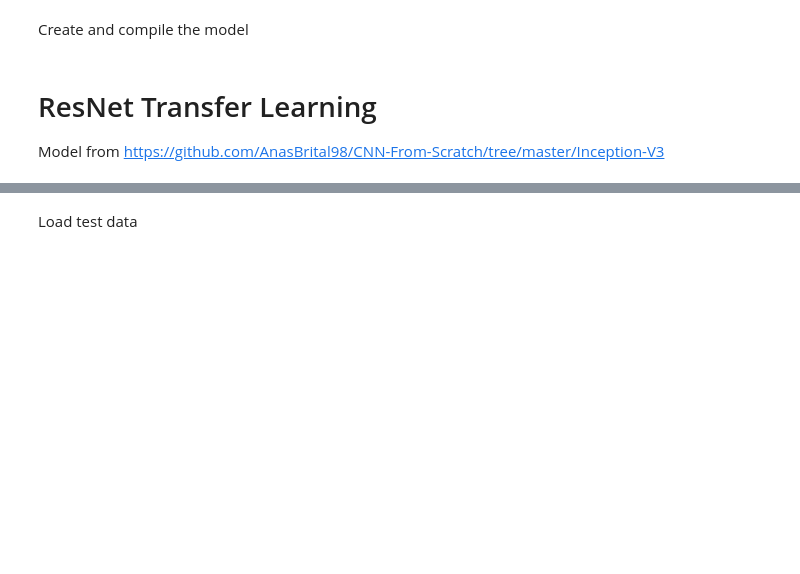
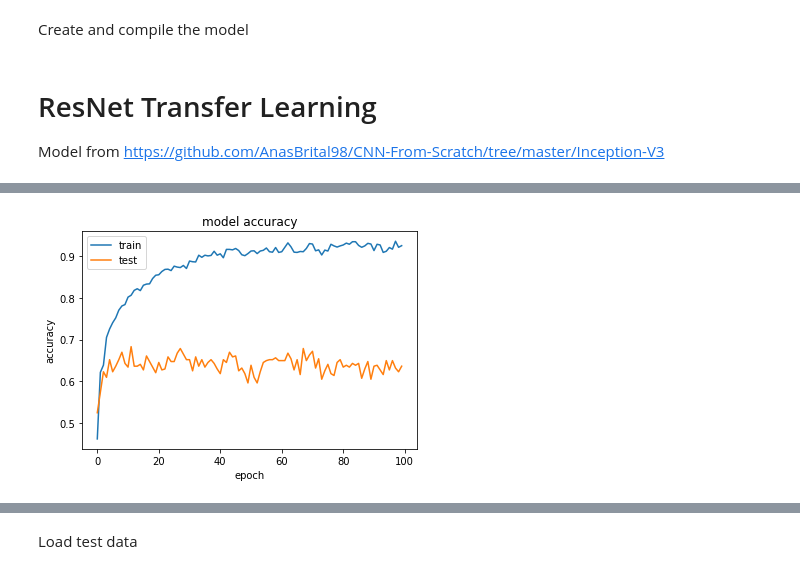
Before and after one commit to heroza/Experiment-0, a Jupyter notebook: ISIC Dataset using ResNet-50 Transfer Learning with Fine Tuning.ipynb, the cells around one changed output, grey strips where cells are left out. Saved outputs shown, nothing was run; the diff lists cells and outputs as text; code cells hidden in the pictures; blank space fills up the shorter version.

```diff
--- a/ISIC Dataset using ResNet-50 Transfer Learning with Fine Tuning.ipynb
+++ b/ISIC Dataset using ResNet-50 Transfer Learning with Fine Tuning.ipynb
@@ -246,7 +245,12 @@ for layer in base_model.layers:
 
 # compile the model (should be done *after* setting layers to non-trainable)
 #model.compile(optimizer='rmsprop', loss='categorical_crossentropy')
-model.compile(optimizer="adam", loss="categorical_crossentropy", metrics=["accuracy"])
+model.compile(optimizer="adam", loss="categorical_crossentropy", metrics=[
+        tf.keras.metrics.Precision(),
+        tf.keras.metrics.Recall(),
+        tf.keras.metrics.AUC(),
+        "accuracy"
+    ])
 
 # train the model on the new data for a few epochs
 hst = model.fit(X_train, validation_data=X_val, epochs=EPOCHS)
@@ -271,3 +275,14 @@ Epoch 97/100
+# %%
+# summarize history for accuracy
+plt.plot(hst.history['accuracy'])
+plt.plot(hst.history['val_accuracy'])
+plt.title('model accuracy')
+plt.ylabel('accuracy')
+plt.xlabel('epoch')
+plt.legend(['train', 'test'], loc='upper left')
+plt.show()
+# %% [output]
+[figure, added]
 # %%
 # let's visualize layer names and layer indices to see how many layers
 # we should freeze:
```
Also changed, not shown: parts of 8 cells of this notebook.
